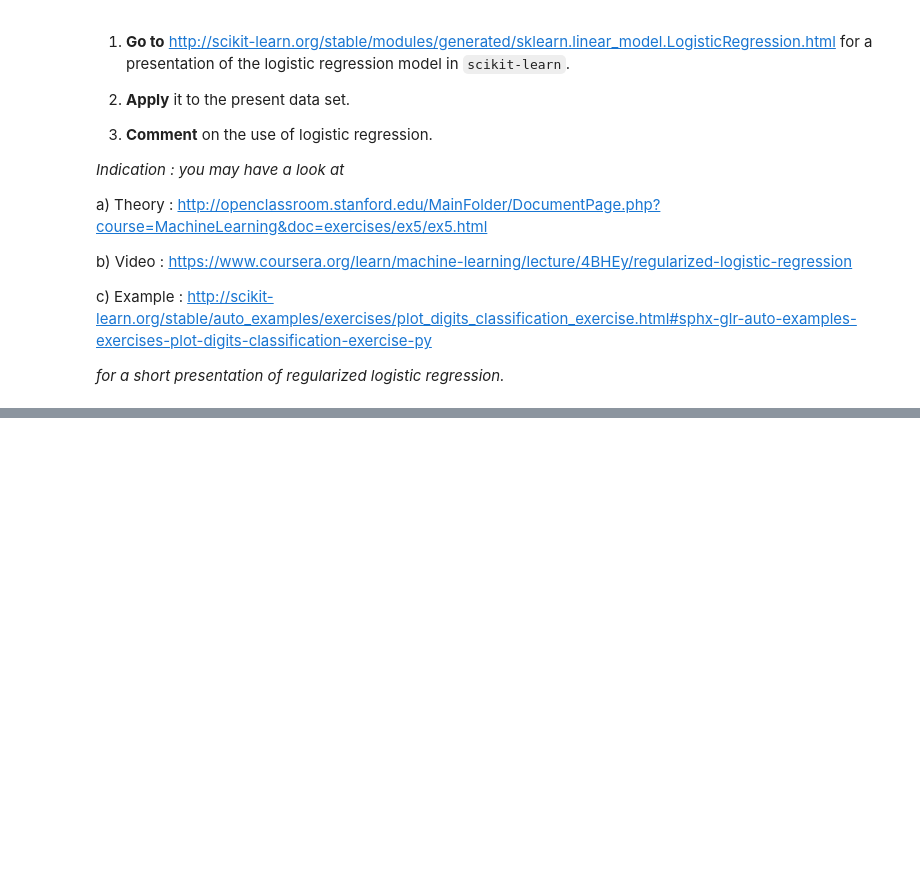
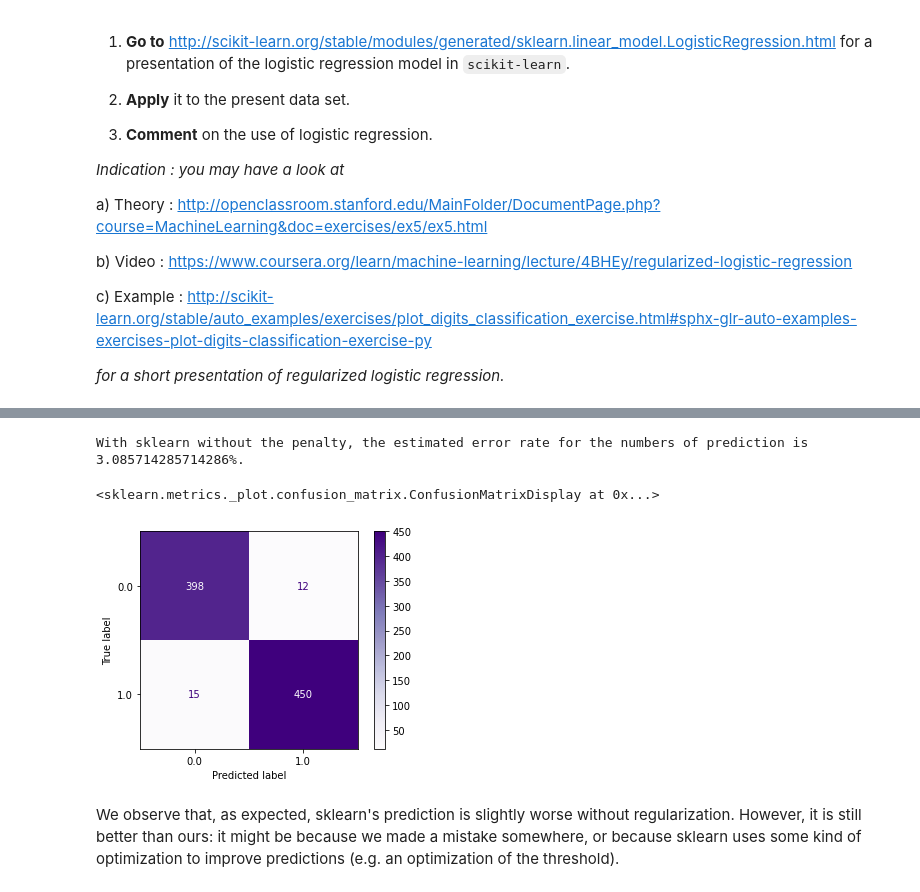
Before and after one commit to SnowHawkeye/sdia-labs, a Jupyter notebook: decision/tp3-logistic-regression/TP3_Salem_Salem.ipynb, the cells around one changed output, grey strips where cells are left out. Saved outputs shown, nothing was run; the diff lists cells and outputs as text; code cells hidden in the pictures; blank space fills up the shorter version.

```diff
--- a/decision/tp3-logistic-regression/TP3_Salem_Salem.ipynb
+++ b/decision/tp3-logistic-regression/TP3_Salem_Salem.ipynb
@@ -488,0 +546,15 @@ Commentaires :
+# %%
+# Linear regression without penalty
+sk_learn_lr_no_penalty = SkLearnLogisticRegression(penalty='none').fit(x_train_t, class_train)
+prediction_sklearn_no_penalty = sk_learn_lr_no_penalty.predict(x_test_t)
+
+error_sklearn_no_penalty = sum(abs(prediction_sklearn_no_penalty-class_test))/N_test
+print(f"With sklearn without the penalty, the estimated error rate for the numbers of prediction is {error_sklearn_no_penalty*100}%.")
+
+skl.metrics.ConfusionMatrixDisplay.from_predictions(class_test, prediction_sklearn_no_penalty, cmap=plt.cm.Purples)
+# %% [output]
+With sklearn without the penalty, the estimated error rate for the numbers of prediction is 3.085714285714286%.
+<sklearn.metrics._plot.confusion_matrix.ConfusionMatrixDisplay at 0x...>
+[figure, added]
+# %% [markdown]
+We observe that, as expected, sklearn's prediction is slightly worse without regularization. However, it is still better than ours: it might be because we made a mistake somewhere, or because sklearn uses some kind of optimization to improve predictions (e.g. an optimization of the threshold).
```
Also changed, not shown: parts of 24 cells of this notebook.
